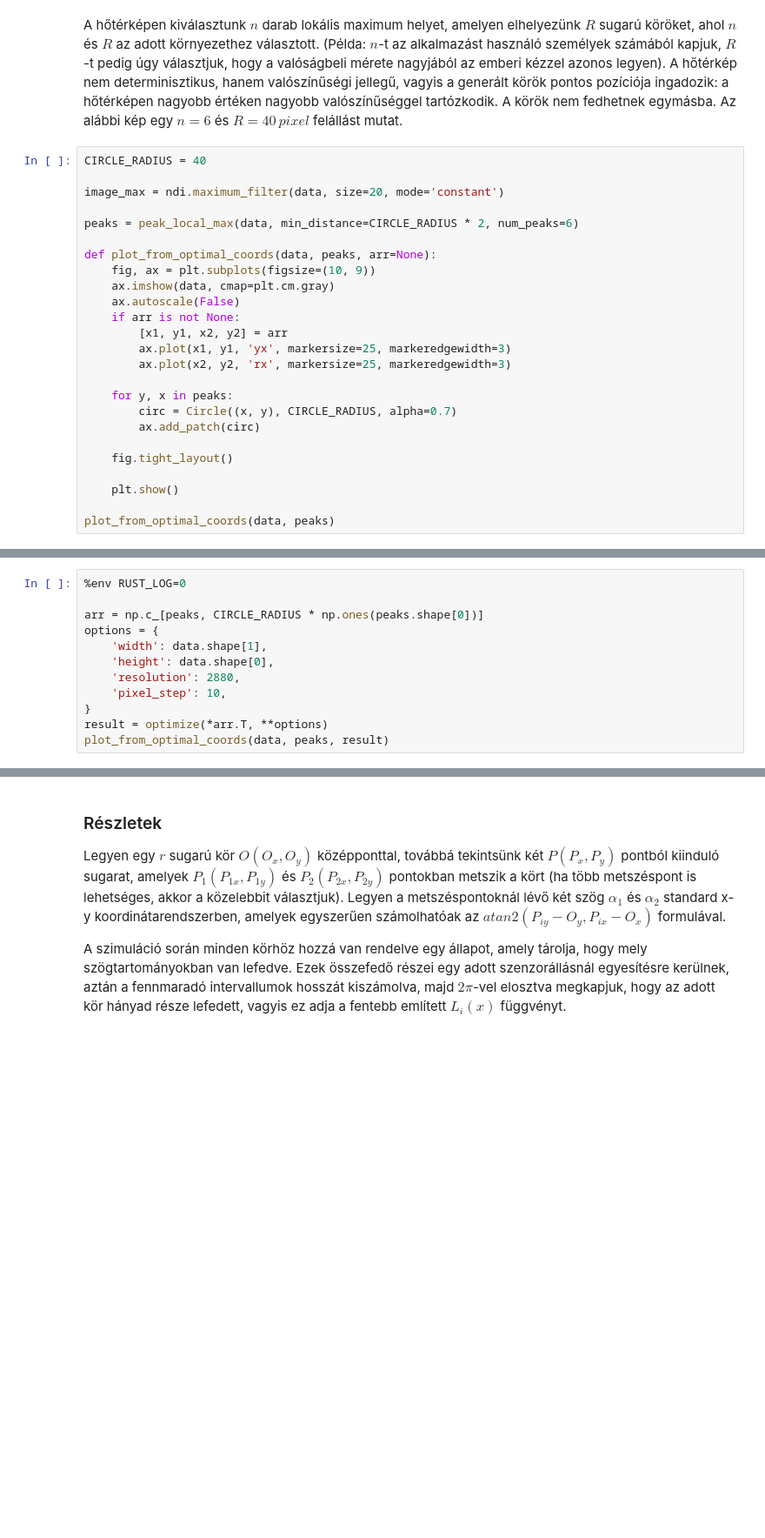
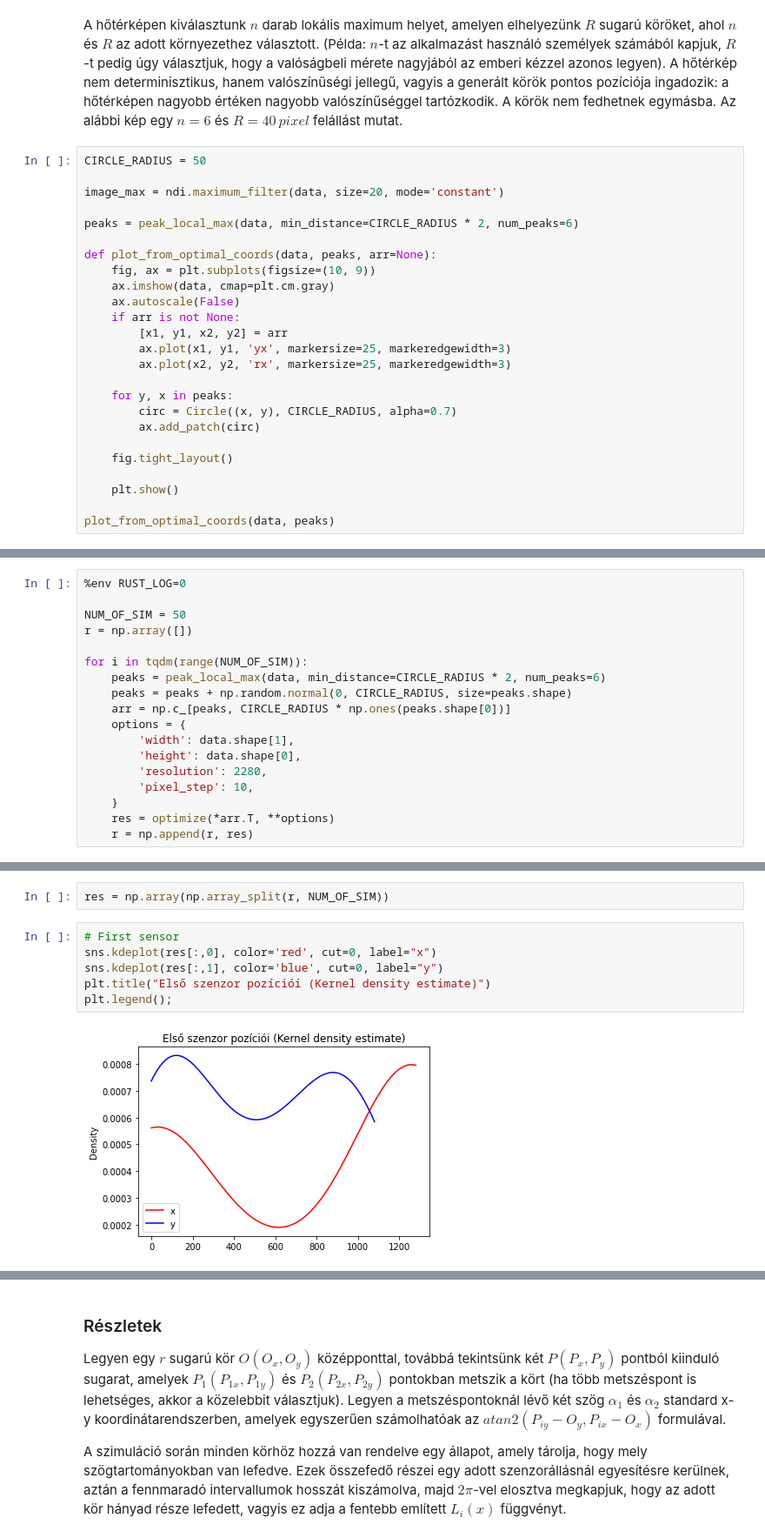
Before and after one commit to Ptrskay3/place_me, a Jupyter notebook: example.ipynb, the cells around one changed output, grey strips where cells are left out. Shown: that part at 87% size. Drawn from its saved outputs; the diff is of its cells as text; blank space fills up the shorter version.

```diff
--- a/example.ipynb
+++ b/example.ipynb
@@ -19,7 +22,7 @@ plt.imshow(data);
 # %% [markdown]
 A hőtérképen kiválasztunk $n$ darab lokális maximum helyet, amelyen elhelyezünk $R$ sugarú köröket, ahol $n$ és $R$ az adott környezethez választott. (Példa: $n$-t az alkalmazást használó személyek számából kapjuk, $R$-t pedig úgy választjuk, hogy a valóságbeli mérete nagyjából az emberi kézzel azonos legyen). A hőtérkép nem determinisztikus, hanem valószínűségi jellegű, vagyis a generált körök pontos pozíciója ingadozik: a hőtérképen nagyobb értéken nagyobb valószínűséggel tartózkodik. A körök nem fedhetnek egymásba. Az alábbi kép egy $n = 6$ és $R = 40\,pixel$ felállást mutat.
 # %%
-CIRCLE_RADIUS = 40
+CIRCLE_RADIUS = 50
 
 image_max = ndi.maximum_filter(data, size=20, mode='constant')
 
@@ -64,14 +68,20 @@ A lentebbi ábra ezzel a súlyfüggvénnyel számolt szimuláció esetét mutatj
 # %%
 %env RUST_LOG=0
 
-arr = np.c_[peaks, CIRCLE_RADIUS * np.ones(peaks.shape[0])]
-options = {
-    'width': data.shape[1],
-    'height': data.shape[0],
-    'resolution': 2880,
-    'pixel_step': 10,
-}
-result = optimize(*arr.T, **options)
-plot_from_optimal_coords(data, peaks, result)
+NUM_OF_SIM = 50
+r = np.array([])
+
+for i in tqdm(range(NUM_OF_SIM)):
+    peaks = peak_local_max(data, min_distance=CIRCLE_RADIUS * 2, num_peaks=6)
+    peaks = peaks + np.random.normal(0, CIRCLE_RADIUS, size=peaks.shape)
+    arr = np.c_[peaks, CIRCLE_RADIUS * np.ones(peaks.shape[0])]
+    options = {
+        'width': data.shape[1],
+        'height': data.shape[0],
+        'resolution': 2280,
+        'pixel_step': 10,
+    }
+    res = optimize(*arr.T, **options)
+    r = np.append(r, res)
 # %% [output]
 env: RUST_LOG=0
@@ -78,0 +88,10 @@ env: RUST_LOG=0
+# %%
+res = np.array(np.array_split(r, NUM_OF_SIM))
+# %%
+# First sensor
+sns.kdeplot(res[:,0], color='red', cut=0, label="x")
+sns.kdeplot(res[:,1], color='blue', cut=0, label="y")
+plt.title("Első szenzor pozíciói (Kernel density estimate)")
+plt.legend();
+# %% [output]
+[figure, added]
```
Also changed, not shown: parts of 8 cells of this notebook, 1 other file.
